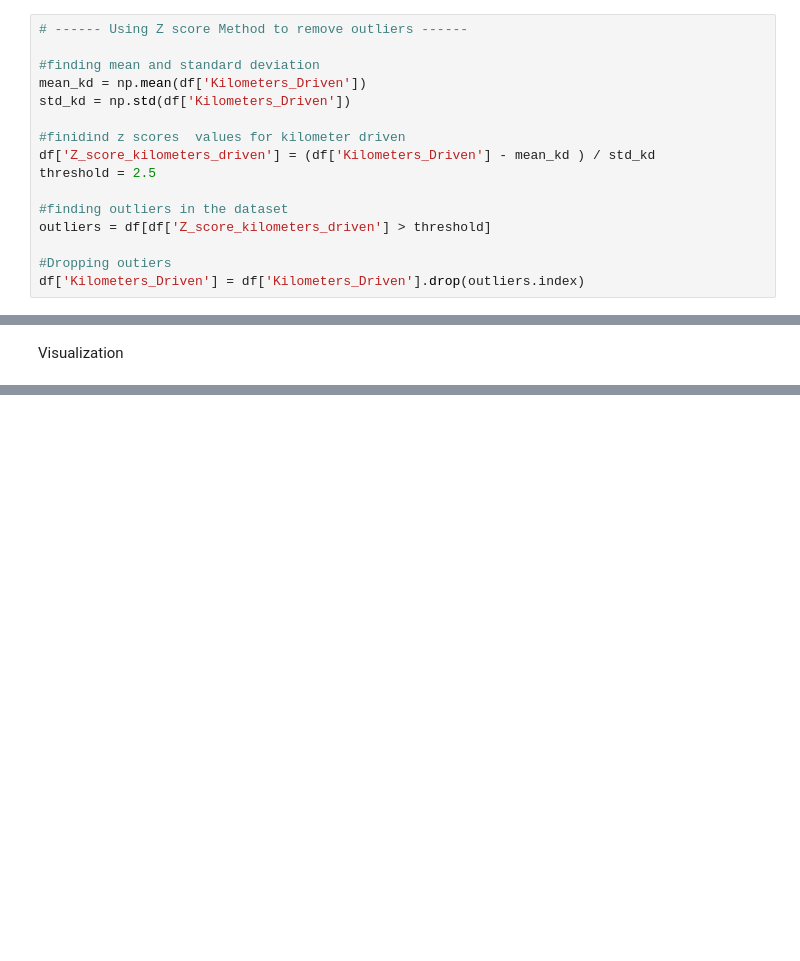
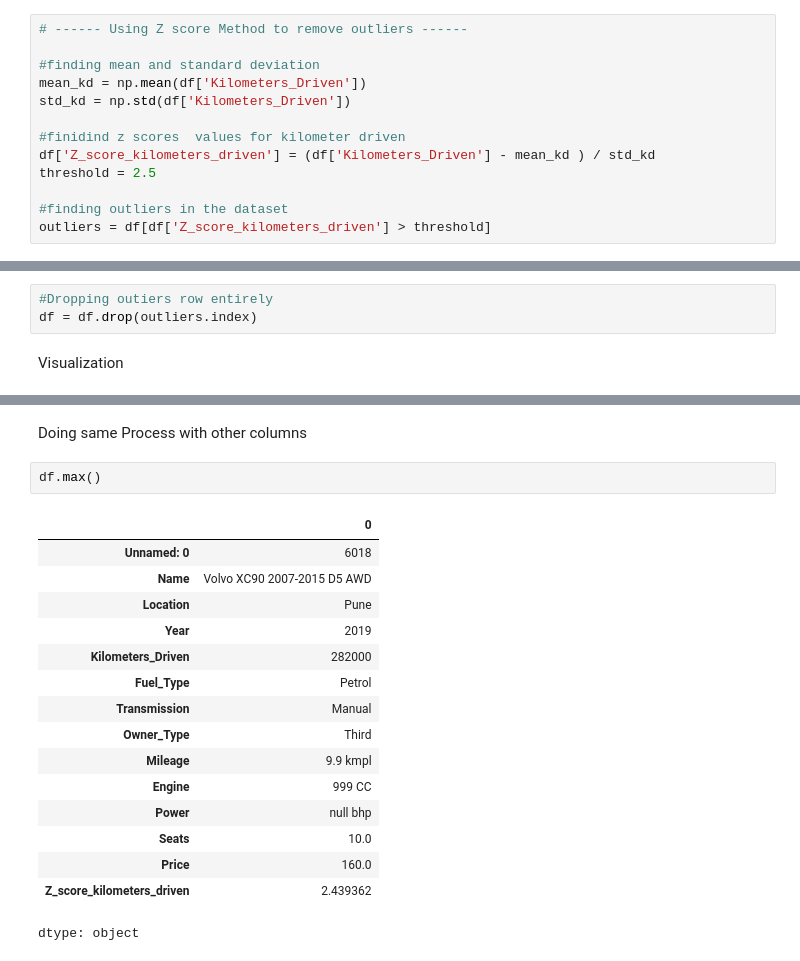
Before and after one commit to Inshalmunaf/Used-Car-prediction, a Jupyter notebook: Used_Car_Prediction.ipynb, the cells around one changed output, grey strips where cells are left out. Cells and saved outputs as stored; diff of their text form; blank space fills up the shorter version.

```diff
--- a/Used_Car_Prediction.ipynb
+++ b/Used_Car_Prediction.ipynb
@@ -174,6 +206,3 @@ threshold = 2.5
 
 #finding outliers in the dataset
 outliers = df[df['Z_score_kilometers_driven'] > threshold]
-
-#Dropping outiers
-df['Kilometers_Driven'] = df['Kilometers_Driven'].drop(outliers.index)
@@ -188,2 +211,5 @@ df['Kilometers_Driven'] = df['Kilometers_Driven'].drop(outliers.index)
+# %%
+#Dropping outiers row entirely
+df = df.drop(outliers.index)
 # %% [markdown]
 Visualization
@@ -199,0 +220,21 @@ plt.show()
+# %% [markdown]
+Doing same Process with other columns
+# %%
+df.max()
+# %% [output]
+|  | 0 |
+| Unnamed: 0 | 6018 |
+| Name | Volvo XC90 2007-2015 D5 AWD |
+| Location | Pune |
+| Year | 2019 |
+| Kilometers_Driven | 282000 |
+| Fuel_Type | Petrol |
+| Transmission | Manual |
+| Owner_Type | Third |
+| Mileage | 9.9 kmpl |
+| Engine | 999 CC |
+| Power | null bhp |
+| Seats | 10.0 |
+| Price | 160.0 |
+| Z_score_kilometers_driven | 2.439362 |
+dtype: object
```
Also changed, not shown: parts of 9 cells of this notebook.
